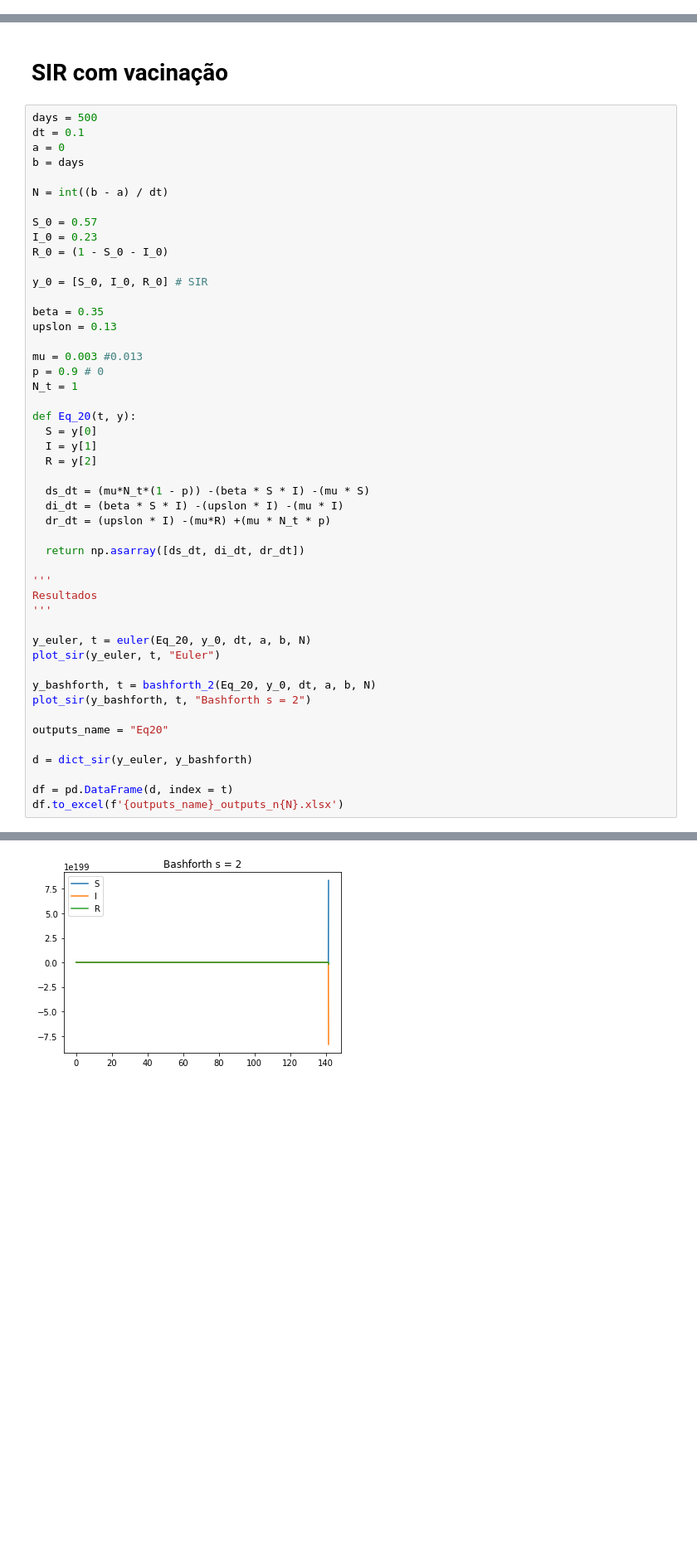
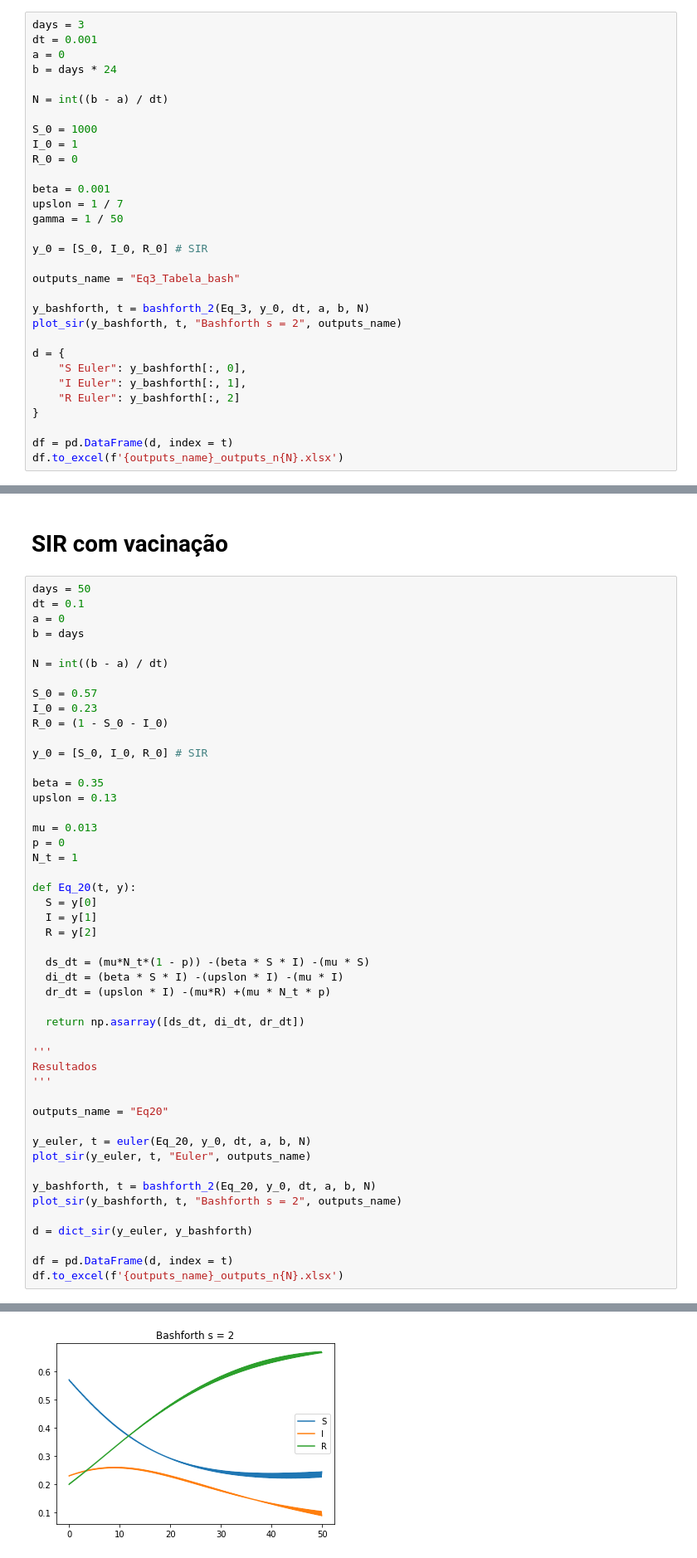
Before and after one commit to mauro-moura/modelagem_computacional, a Jupyter notebook: P3/P3.ipynb, the cells around one changed output, grey strips where cells are left out. Shown at 83% size. Cells and saved outputs as stored; diff of their text form; blank space fills up the shorter version.

```diff
--- a/P3/P3.ipynb
+++ b/P3/P3.ipynb
@@ -346,3 +442,34 @@ df.to_excel(f'{outputs_name}_outputs_n{N}.xlsx')
 # %% [output]
 [figure]
 [figure]
+# %%
+days = 3
+dt = 0.001
+a = 0
+b = days * 24
+
+N = int((b - a) / dt)
+
+S_0 = 1000
+I_0 = 1
+R_0 = 0
+
+beta = 0.001
+upslon = 1 / 7
+gamma = 1 / 50
+
+y_0 = [S_0, I_0, R_0] # SIR
+
+outputs_name = "Eq3_Tabela_bash"
+
+y_bashforth, t = bashforth_2(Eq_3, y_0, dt, a, b, N)
+plot_sir(y_bashforth, t, "Bashforth s = 2", outputs_name)
+
+d = {
+    "S Euler": y_bashforth[:, 0],
+    "I Euler": y_bashforth[:, 1],
+    "R Euler": y_bashforth[:, 2]
+}
+
+df = pd.DataFrame(d, index = t)
+df.to_excel(f'{outputs_name}_outputs_n{N}.xlsx')
@@ -444,7 +573,7 @@ df.to_excel(f'{outputs_name}_outputs_n{N}.xlsx')
 # %% [markdown]
 # SIR com vacinação
 # %%
-days = 500
+days = 50
 dt = 0.1
 a = 0
 b = days
@@ -460,8 +589,8 @@ y_0 = [S_0, I_0, R_0] # SIR
 beta = 0.35
 upslon = 0.13
 
-mu = 0.003 #0.013
-p = 0.9 # 0
+mu = 0.013
+p = 0
 N_t = 1
 
 def Eq_20(t, y):
@@ -479,13 +608,13 @@ def Eq_20(t, y):
 Resultados
 '''
 
+outputs_name = "Eq20"
+
 y_euler, t = euler(Eq_20, y_0, dt, a, b, N)
-plot_sir(y_euler, t, "Euler")
+plot_sir(y_euler, t, "Euler", outputs_name)
 
 y_bashforth, t = bashforth_2(Eq_20, y_0, dt, a, b, N)
-plot_sir(y_bashforth, t, "Bashforth s = 2")
-
-outputs_name = "Eq20"
+plot_sir(y_bashforth, t, "Bashforth s = 2", outputs_name)
 
 d = dict_sir(y_euler, y_bashforth)
 
@@ -496 +625 @@ df.to_excel(f'{outputs_name}_outputs_n{N}.xlsx')
-[figure, old version]
+[figure, new version]
```
Also changed, not shown: parts of 26 cells of this notebook, 2 other files.
